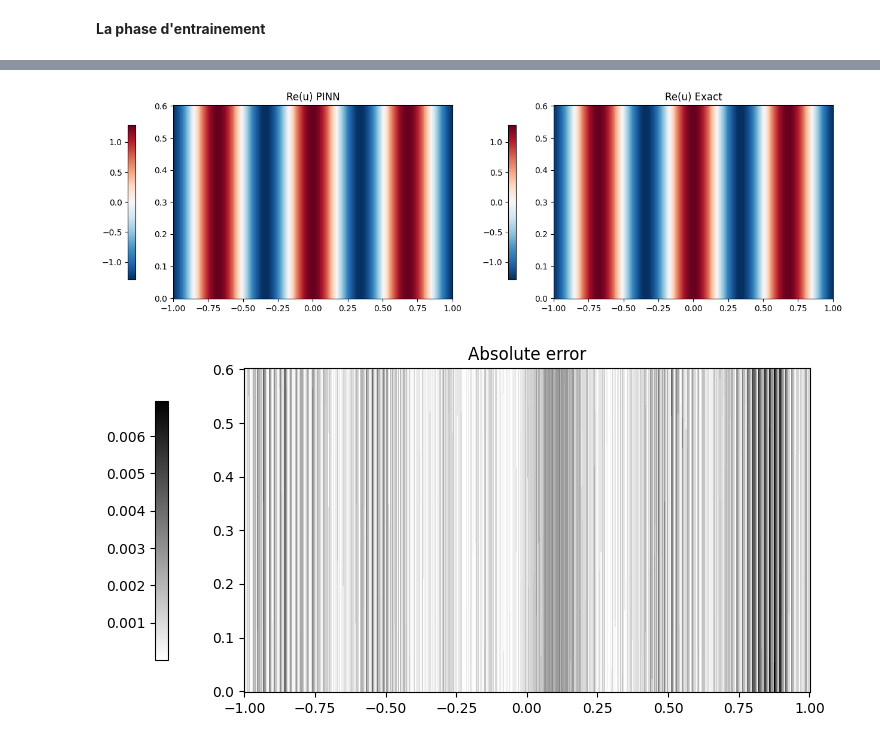
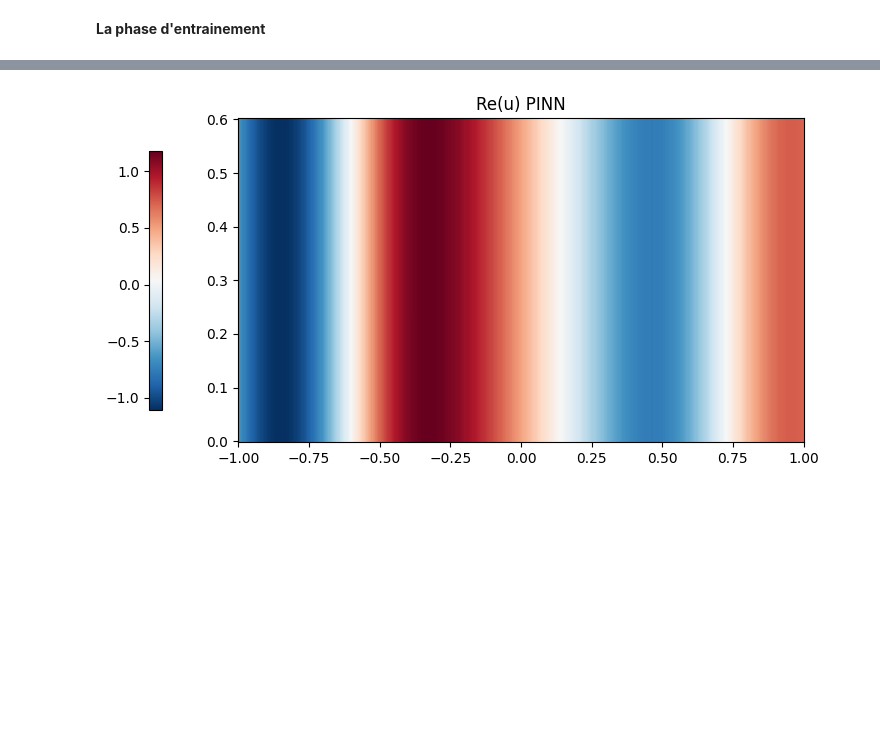
Before and after one commit to Mintche/Internship-PINNs, a Jupyter notebook: 2D Wave Guide/WaveGuide_PINN_scd.ipynb, the cells around one changed output, grey strips where cells are left out. Drawn from its saved outputs; the diff is of its cells as text; code cells hidden in the pictures; blank space fills up the shorter version.

Commit message:
2 phases

```diff
--- a/2D Wave Guide/WaveGuide_PINN_scd.ipynb
+++ b/2D Wave Guide/WaveGuide_PINN_scd.ipynb
@@ -339,14 +493,21 @@ def train(params_uv, layers_m, N, max_steps_phase1, max_steps_phase2, freqs, eva
 **La phase d'entrainement**
 # %%
 N = 1000
-loss_threshold = 1e-4
-patience = 5
 eval_interval = 200
-max_step_phase1 = 5001
-max_step_phase2 = 0
+switch_threshold = 1e-5
+switch_window = 10
+
+max_steps_adam_phase1 = 15001
+max_steps_lbfgs_phase1 = 5001
+max_steps_adam_phase2 = 20001
+max_steps_lbfgs_phase2 = 5001
 
 freq = np.array([f_test])
 
 key, subkey = jax.random.split(key)
-params_uv, layers_m, key, loss_forward, loss_inverse = train(params_uv, layers_m, N, max_step_phase1, max_step_phase2, freq, eval_interval, loss_threshold, patience, key)
+params_uv, layers_m, key, loss_forward, loss_inverse = train(
+    params_uv, layers_m, N,
+    max_steps_adam_phase1, max_steps_lbfgs_phase1,
+    max_steps_adam_phase2, max_steps_lbfgs_phase2,
+    freq, eval_interval, switch_threshold, switch_window, key)
 # %% [output]
@@ -370,46 +531,25 @@ Step 5000 | pde 5.83e-02 | bc 8.43e-04 | data 0.00e+00 | total 5.92e-02 | scales
 # %%
 def u_real(x,y):
     features = gamma(x, y, params_uv['sigma'])
     return forward_func(params_uv['layers'], features)[0] * U_norm[f_test]
 
 x = np.linspace(-1, 1, 500)
 y = np.linspace(0, 0.6, 150)
 
 u_grid = jax.vmap(jax.vmap(u_real, in_axes=(0, None)), in_axes=(None, 0))(x, 2*y/H - 1)
 
-def u_real_exact(x,y):
+fig, ax = plt.subplots(figsize=(8, 4))
 
-    return 1/jnp.sqrt(H)*jnp.cos((2*jnp.pi*f_test/c0)*x)
+pcm = ax.pcolormesh(x, y, u_grid, cmap='RdBu_r', rasterized=True)
 
-u_exact_grid = jax.vmap(jax.vmap(u_real_exact, in_axes=(0, None)), in_axes=(None, 0))(x, 2*y/H - 1)
-
-fig, (ax1, ax2) = plt.subplots(1, 2, figsize=(13, 4))
-
-pcm1 = ax1.pcolormesh(x, y, u_grid, cmap='RdBu_r', rasterized=True)
-pcm2 = ax2.pcolormesh(x, y, u_exact_grid, cmap='RdBu_r', rasterized=True)
-
-ax1.set_title('Re(u) PINN')
-ax2.set_title('Re(u) Exact')
-
-fig.colorbar(pcm1, ax=ax1, shrink=0.8, location='left')
-fig.colorbar(pcm2, ax=ax2, shrink=0.8, location='left')
-plt.tight_layout()
-plt.savefig('fig/2D_WG_PINN_Exact_forward.pdf', dpi=300, bbox_inches='tight')
-plt.show()
-
-fig, ax = plt.subplots(1, 1, figsize=(8, 4))
-
-pcm = ax.pcolormesh(x, y, np.abs(u_grid-u_exact_grid), cmap='binary')
-
-ax.set_title('Absolute error')
+ax.set_title('Re(u) PINN')
 
 fig.colorbar(pcm, ax=ax, shrink=0.8, location='left')
 plt.tight_layout()
-plt.savefig('fig/2D_WG_Absolute_error_forward.pdf', dpi=300, bbox_inches='tight')
+#plt.savefig('fig/2D_WG_PINN_forward.pdf', dpi=300, bbox_inches='tight')
 plt.show()
 # %% [output]
-[figure, old version]
+[figure, new version]
-[figure, removed]
 # %%
 loss_forward_arr = np.array(loss_forward)
 pde_losses = loss_forward_arr[:, 0]
```
Also changed, not shown: parts of 6 cells of this notebook, 1 other file.
